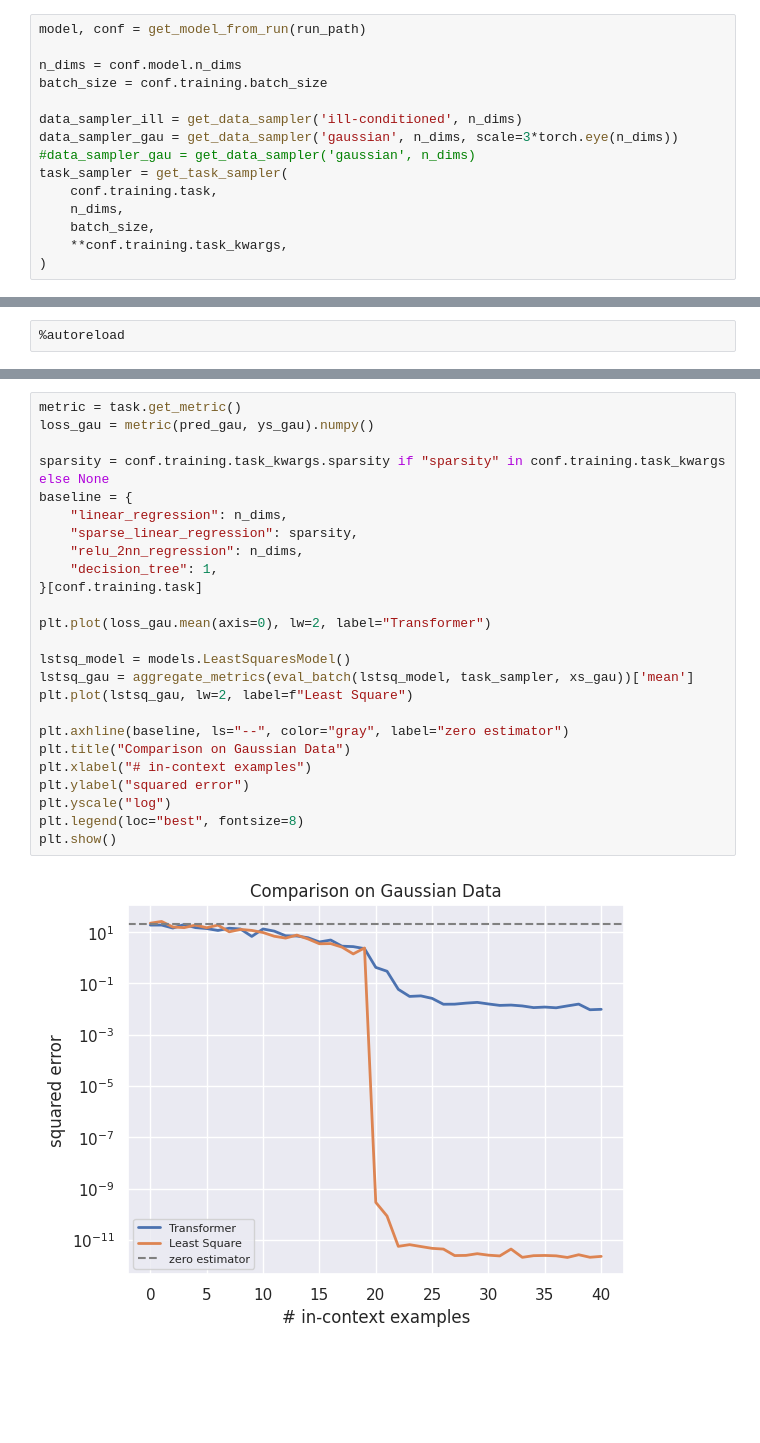
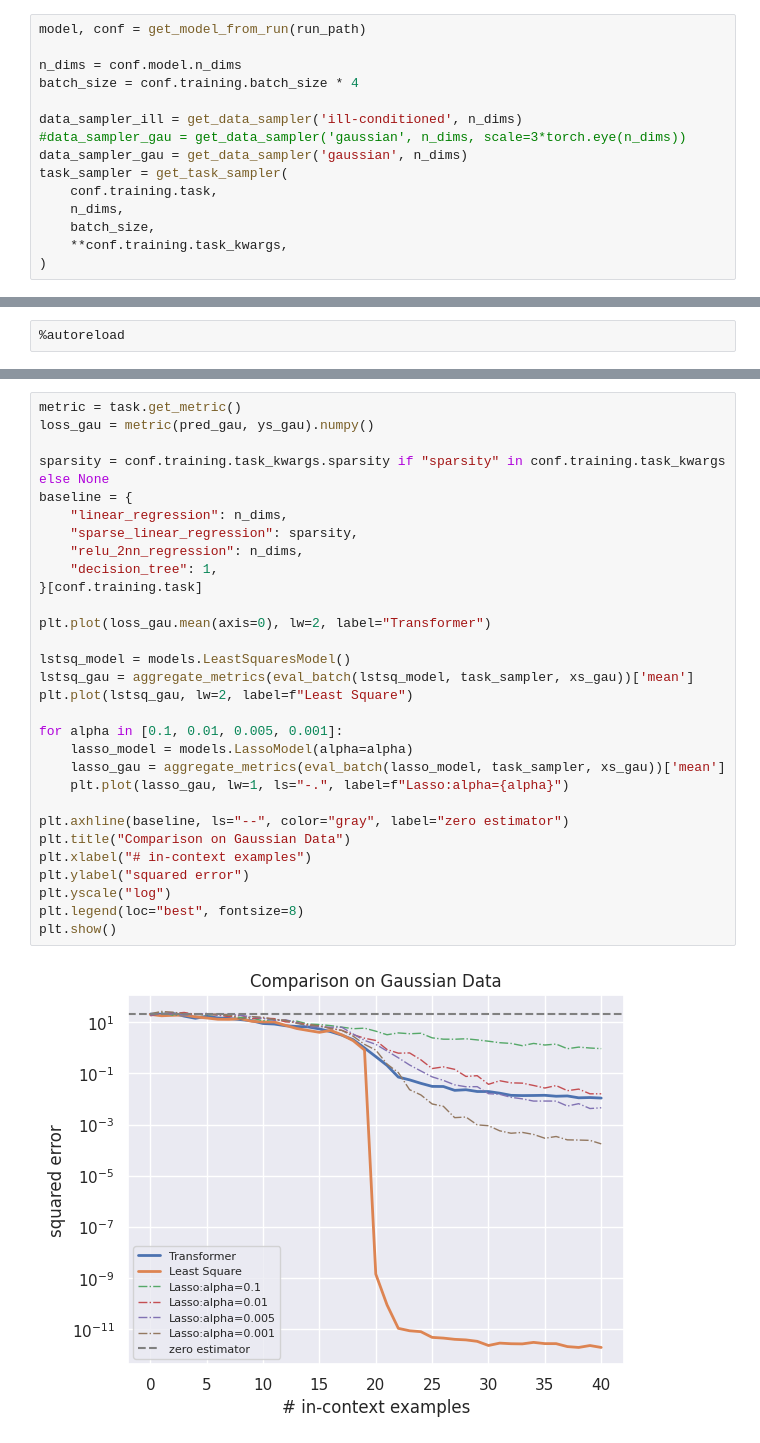
Before and after one commit to DeqingFu/in-context-learning, a Jupyter notebook: src/eval.ipynb, the cells around one changed output, grey strips where cells are left out. Drawn from its saved outputs; the diff is of its cells as text; blank space fills up the shorter version.

```diff
--- a/src/eval.ipynb
+++ b/src/eval.ipynb
@@ -110,11 +110,11 @@ from eval import eval_batch, aggregate_metrics
 model, conf = get_model_from_run(run_path)
 
 n_dims = conf.model.n_dims
-batch_size = conf.training.batch_size
+batch_size = conf.training.batch_size * 4
 
 data_sampler_ill = get_data_sampler('ill-conditioned', n_dims)
-data_sampler_gau = get_data_sampler('gaussian', n_dims, scale=3*torch.eye(n_dims))
-#data_sampler_gau = get_data_sampler('gaussian', n_dims)
+#data_sampler_gau = get_data_sampler('gaussian', n_dims, scale=3*torch.eye(n_dims))
+data_sampler_gau = get_data_sampler('gaussian', n_dims)
 task_sampler = get_task_sampler(
     conf.training.task,
     n_dims,
@@ -201,27 +201,32 @@ plt.show()
 # %%
 metric = task.get_metric()
 loss_gau = metric(pred_gau, ys_gau).numpy()
 
 sparsity = conf.training.task_kwargs.sparsity if "sparsity" in conf.training.task_kwargs else None
 baseline = {
     "linear_regression": n_dims,
     "sparse_linear_regression": sparsity,
     "relu_2nn_regression": n_dims,
     "decision_tree": 1,
 }[conf.training.task]
 
 plt.plot(loss_gau.mean(axis=0), lw=2, label="Transformer")
 
 lstsq_model = models.LeastSquaresModel()
 lstsq_gau = aggregate_metrics(eval_batch(lstsq_model, task_sampler, xs_gau))['mean']
 plt.plot(lstsq_gau, lw=2, label=f"Least Square")
 
+for alpha in [0.1, 0.01, 0.005, 0.001]:
+    lasso_model = models.LassoModel(alpha=alpha)
+    lasso_gau = aggregate_metrics(eval_batch(lasso_model, task_sampler, xs_gau))['mean']
+    plt.plot(lasso_gau, lw=1, ls="-.", label=f"Lasso:alpha={alpha}")
+
 plt.axhline(baseline, ls="--", color="gray", label="zero estimator")
 plt.title("Comparison on Gaussian Data")
 plt.xlabel("# in-context examples")
 plt.ylabel("squared error")
 plt.yscale("log")
 plt.legend(loc="best", fontsize=8)
 plt.show()
 # %% [output]
-[figure, old version]
+[figure, new version]
```
Also changed, not shown: parts of 34 cells of this notebook, 7 other files.
